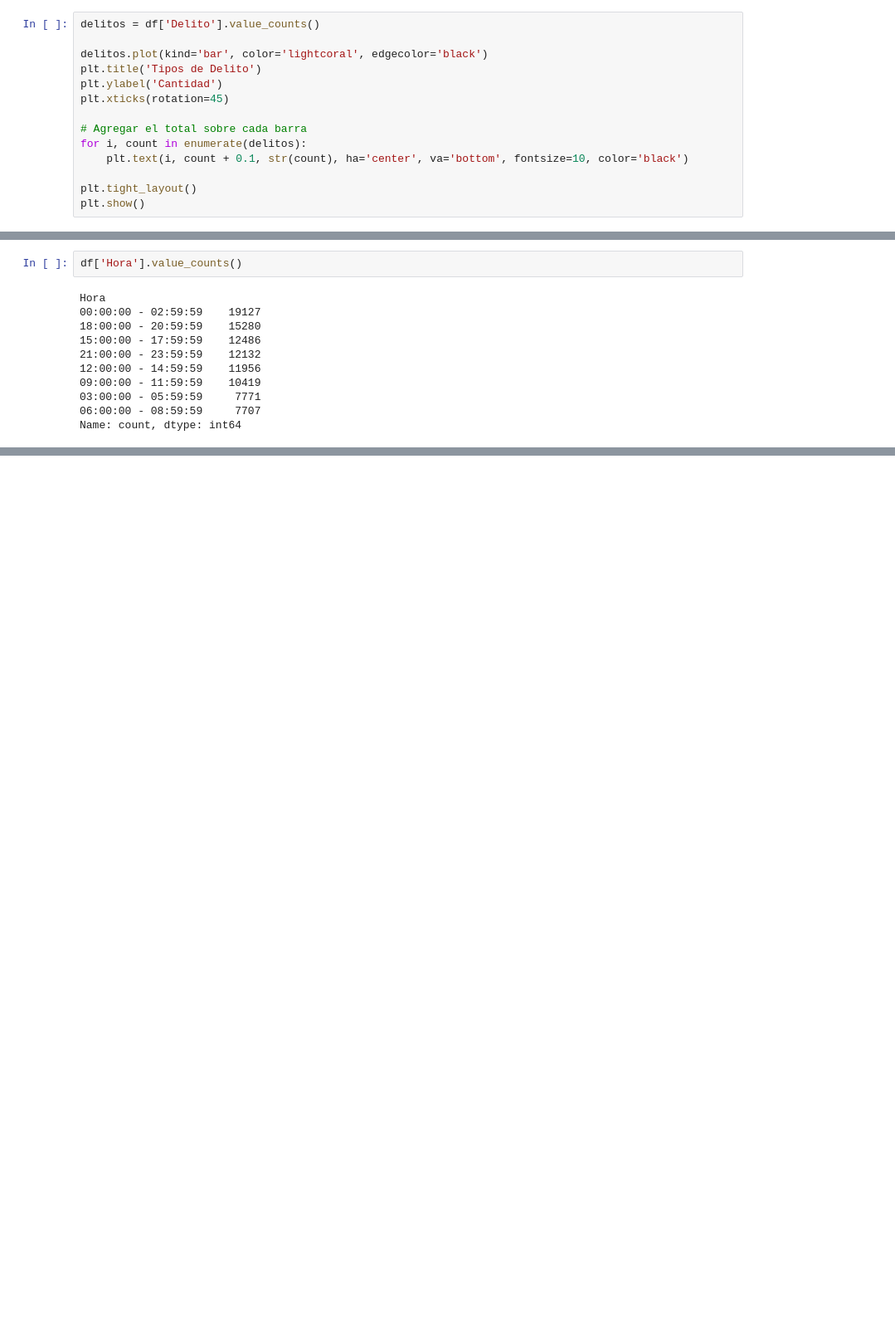
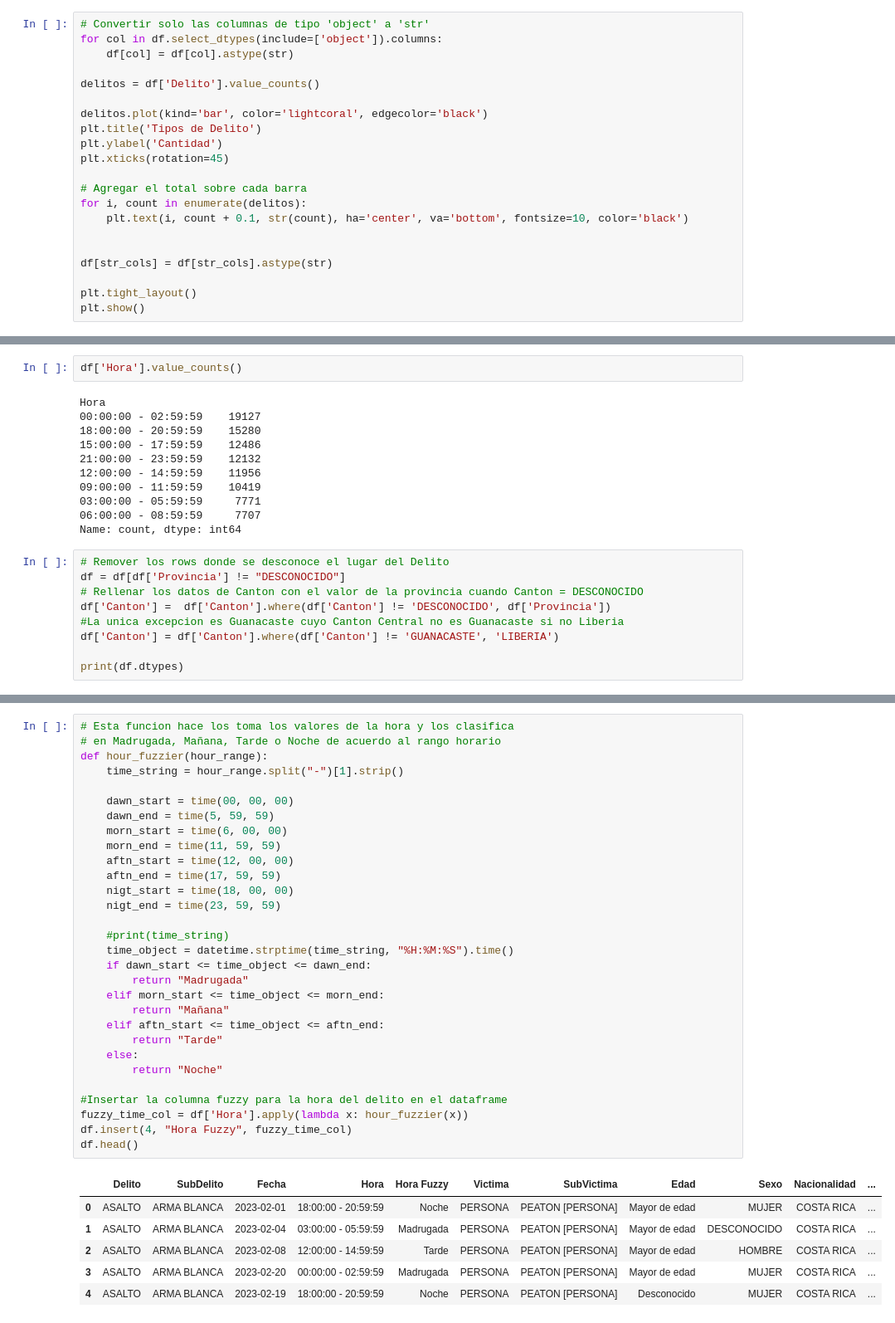
Before and after one commit to gianfranco7/proyecto_pswe19, a Jupyter notebook: EDA.ipynb, the cells around one changed output, grey strips where cells are left out. Shown at 83% size. Cells and saved outputs as stored; diff of their text form; blank space fills up the shorter version.

```diff
--- a/EDA.ipynb
+++ b/EDA.ipynb
@@ -88,6 +89,10 @@ Data columns (total 11 columns):
 dtypes: datetime64[ns](1), object(10)
 memory usage: 8.1+ MB
 # %%
+# Convertir solo las columnas de tipo 'object' a 'str'
+for col in df.select_dtypes(include=['object']).columns:
+    df[col] = df[col].astype(str)
+
 delitos = df['Delito'].value_counts()
 
 delitos.plot(kind='bar', color='lightcoral', edgecolor='black')
@@ -99,6 +104,9 @@ plt.xticks(rotation=45)
 for i, count in enumerate(delitos):
     plt.text(i, count + 0.1, str(count), ha='center', va='bottom', fontsize=10, color='black')
 
+
+df[str_cols] = df[str_cols].astype(str)
+
 plt.tight_layout()
 plt.show()
 # %% [output]
@@ -172,3 +180,12 @@ Hora
 03:00:00 - 05:59:59     7771
 06:00:00 - 08:59:59     7707
 Name: count, dtype: int64
+# %%
+# Remover los rows donde se desconoce el lugar del Delito
+df = df[df['Provincia'] != "DESCONOCIDO"]
+# Rellenar los datos de Canton con el valor de la provincia cuando Canton = DESCONOCIDO
+df['Canton'] =  df['Canton'].where(df['Canton'] != 'DESCONOCIDO', df['Provincia'])
+#La unica excepcion es Guanacaste cuyo Canton Central no es Guanacaste si no Liberia
+df['Canton'] = df['Canton'].where(df['Canton'] != 'GUANACASTE', 'LIBERIA')
+
+print(df.dtypes)
@@ -174,0 +207,37 @@ Name: count, dtype: int64
+# %%
+# Esta funcion hace los toma los valores de la hora y los clasifica
+# en Madrugada, Mañana, Tarde o Noche de acuerdo al rango horario
+def hour_fuzzier(hour_range):
+    time_string = hour_range.split("-")[1].strip()
+
+    dawn_start = time(00, 00, 00)
+    dawn_end = time(5, 59, 59)
+    morn_start = time(6, 00, 00)
+    morn_end = time(11, 59, 59)
+    aftn_start = time(12, 00, 00)
+    aftn_end = time(17, 59, 59)
+    nigt_start = time(18, 00, 00)
+    nigt_end = time(23, 59, 59)
+
+    #print(time_string)
+    time_object = datetime.strptime(time_string, "%H:%M:%S").time()
+    if dawn_start <= time_object <= dawn_end:
+        return "Madrugada"
+    elif morn_start <= time_object <= morn_end:
+        return "Mañana"
+    elif aftn_start <= time_object <= aftn_end:
+        return "Tarde"
+    else:
+        return "Noche"
+
+#Insertar la columna fuzzy para la hora del delito en el dataframe
+fuzzy_time_col = df['Hora'].apply(lambda x: hour_fuzzier(x))
+df.insert(4, "Hora Fuzzy", fuzzy_time_col)
+df.head()
+# %% [output]
+|  | Delito | SubDelito | Fecha | Hora | Hora Fuzzy | Victima | SubVictima | Edad | Sexo | Nacionalidad | ... |
+| 0 | ASALTO | ARMA BLANCA | 2023-02-01 | 18:00:00 - 20:59:59 | Noche | PERSONA | PEATON [PERSONA] | Mayor de edad | MUJER | COSTA RICA | ... |
+| 1 | ASALTO | ARMA BLANCA | 2023-02-04 | 03:00:00 - 05:59:59 | Madrugada | PERSONA | PEATON [PERSONA] | Mayor de edad | DESCONOCIDO | COSTA RICA | ... |
+| 2 | ASALTO | ARMA BLANCA | 2023-02-08 | 12:00:00 - 14:59:59 | Tarde | PERSONA | PEATON [PERSONA] | Mayor de edad | HOMBRE | COSTA RICA | ... |
+| 3 | ASALTO | ARMA BLANCA | 2023-02-20 | 00:00:00 - 02:59:59 | Madrugada | PERSONA | PEATON [PERSONA] | Mayor de edad | MUJER | COSTA RICA | ... |
+| 4 | ASALTO | ARMA BLANCA | 2023-02-19 | 18:00:00 - 20:59:59 | Noche | PERSONA | PEATON [PERSONA] | Desconocido | MUJER | COSTA RICA | ... |
```
Also changed, not shown: parts of 7 cells of this notebook, 1 other file.
